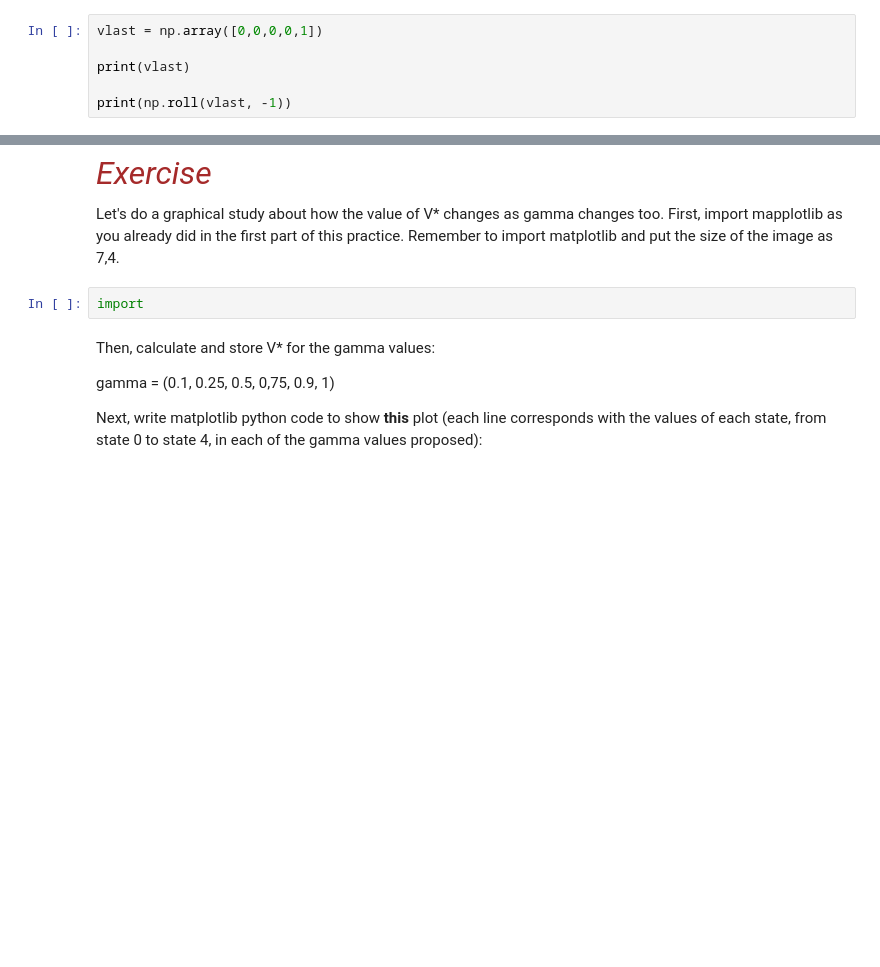
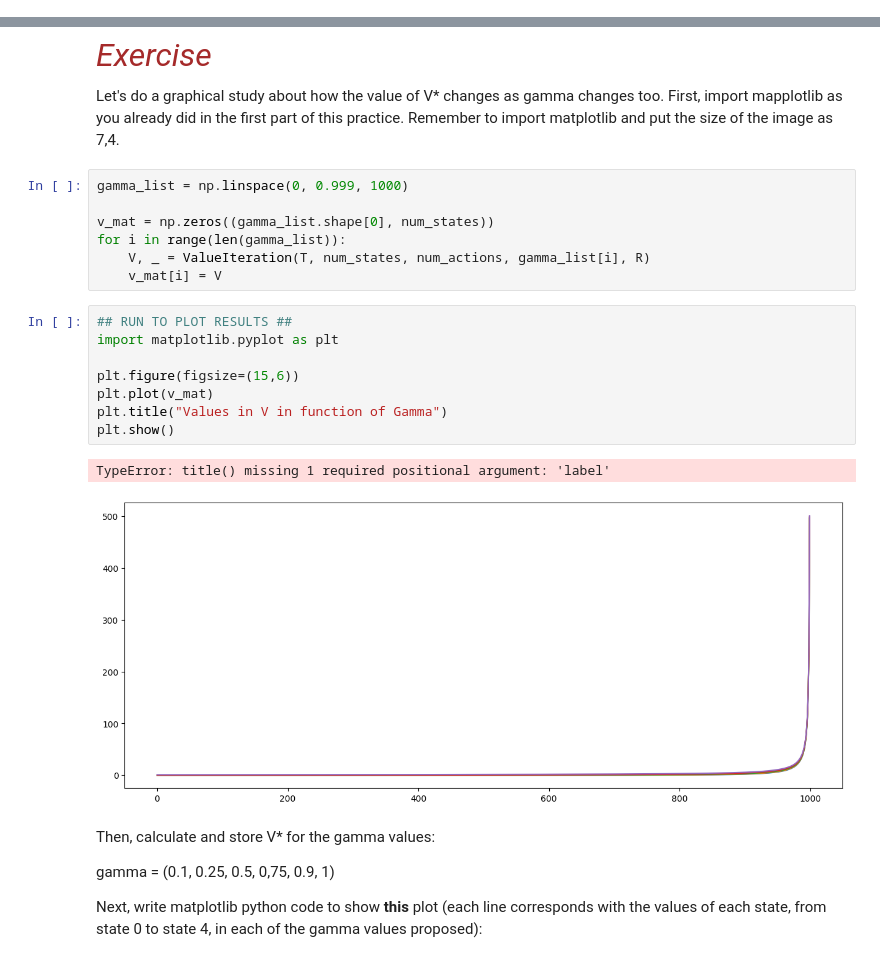
Before and after one commit to mihaiBront/master_SistemasInteligentes, a Jupyter notebook: SJK004_ComputationalIntelligence/MihaiBront_ValueIterationSJK004.ipynb, the cells around one changed output, grey strips where cells are left out. Cells and saved outputs as stored; diff of their text form; blank space fills up the shorter version.

```diff
--- a/SJK004_ComputationalIntelligence/MihaiBront_ValueIterationSJK004.ipynb
+++ b/SJK004_ComputationalIntelligence/MihaiBront_ValueIterationSJK004.ipynb
@@ -140,9 +50,3 @@ def ValueIteration(T, num_states, num_actions, gamma, R):
 print(ValueIteration(T, num_states, num_actions, gamma, R))
 # %% [output]
 [0.00833333 0.025      0.1        0.4        1.6       ]
-# %%
-vlast = np.array([0,0,0,0,1])
-
-print(vlast)
-
-print(np.roll(vlast, -1))
@@ -196,8 +178,24 @@ print(OptimalPolicy(num_states, Q))
 
 Let's do a graphical study about how the value of V\* changes as gamma changes too. First, import mapplotlib as you already did in the first part of this practice.
 Remember to import matplotlib and put the size of the image as 7,4.
-# %%
-import
+# %%
+gamma_list = np.linspace(0, 0.999, 1000)
+
+v_mat = np.zeros((gamma_list.shape[0], num_states))
+for i in range(len(gamma_list)):
+    V, _ = ValueIteration(T, num_states, num_actions, gamma_list[i], R)
+    v_mat[i] = V
+# %%
+## RUN TO PLOT RESULTS ##
+import matplotlib.pyplot as plt
+
+plt.figure(figsize=(15,6))
+plt.plot(v_mat)
+plt.title("Values in V in function of Gamma")
+plt.show()
+# %% [output]
+TypeError: title() missing 1 required positional argument: 'label'
+[figure, added]
 # %% [markdown]
 Then, calculate and store V\* for the gamma values:
 
```
Also changed, not shown: parts of 10 cells of this notebook.
